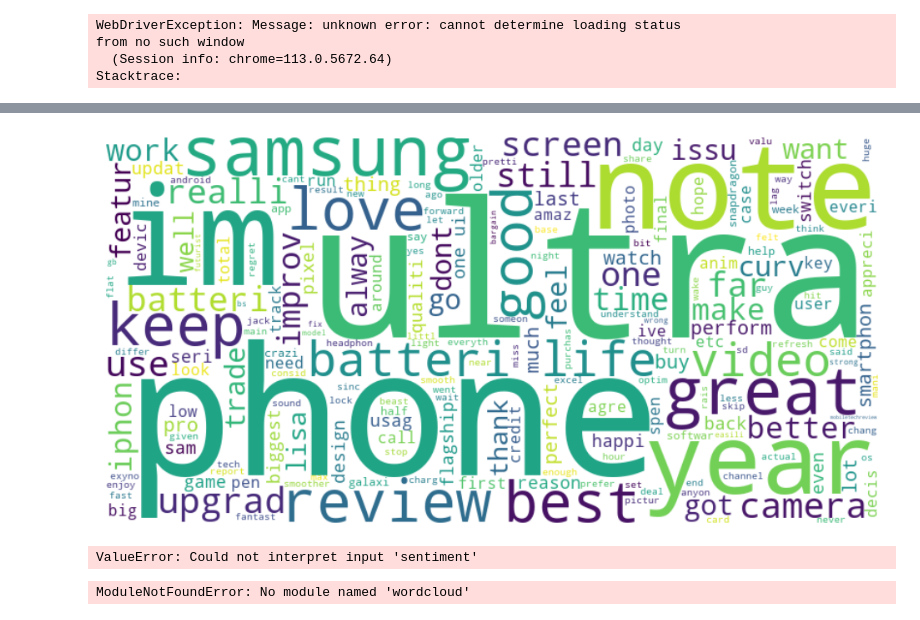
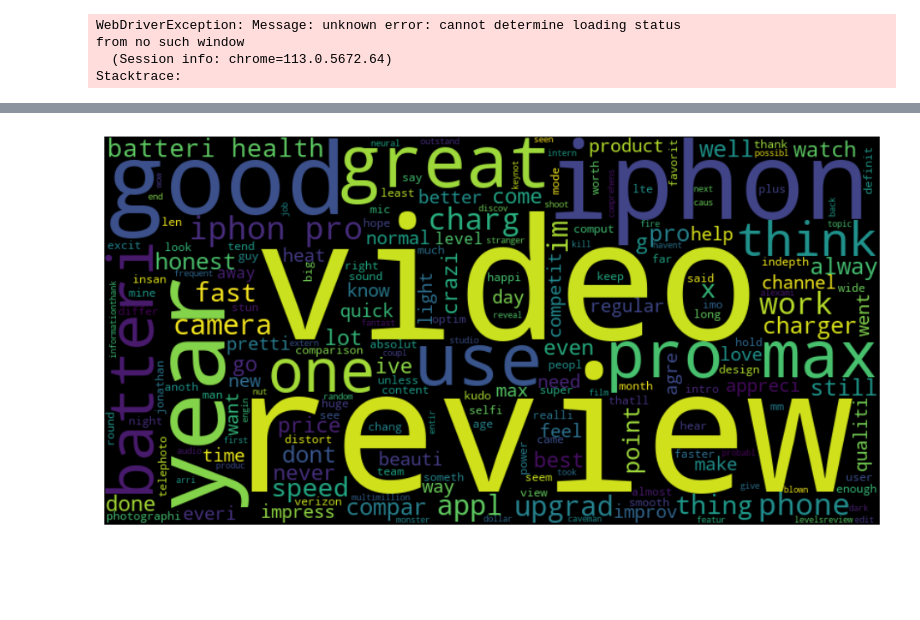
Before and after one commit to kings-data-quest/Tech_review_sentiment_analysis, a Jupyter notebook: data.ipynb, the cells around one changed output, grey strips where cells are left out. Drawn from its saved outputs; the diff is of its cells as text; code cells hidden in the pictures; blank space fills up the shorter version.

Commit message:
fixing web driver

```diff
--- a/data.ipynb
+++ b/data.ipynb
@@ -57,7 +46,7 @@ def search(query: str):
     search_box = wait.until(EC.visibility_of_element_located((By.NAME, "q")))
 
     # Enter the query and submit
-    search_box.send_keys(f"{query} site: youtube.com")
+    search_box.send_keys(f"{query} review site: youtube.com")
     search_box.send_keys(Keys.RETURN)
 
     # Wait for the page to load
@@ -71,7 +60,7 @@ def search(query: str):
 
     return urls
 # %%
-query = "Samsung s20 ultra review"
+query = "Iphone 11 pro max"
 urls = search(query)
 # %%
 urls
@@ -118,43 +107,6 @@ urls
     finally:
         driver.quit()
         return comment_list
-# %%
-def getComments(url):
-
-    # Set up Chrome driver options
-    chrome_options = Options()
-    # chrome_options.add_argument("--headless")
-    chrome_options.add_argument("--disable-extensions")
-    chrome_options.add_argument("--disable-gpu")
-    chrome_options.add_argument("--no-sandbox")
-    # Initialize ChromeDriver with an implicit wait of 10 seconds
-    driver = webdriver.Chrome(options=chrome_options)
-    driver.implicitly_wait(10)
-
-    # Open the video page
-    driver.get(url)
-    sleep(10)
-
-    # Wait for the comment section to load
-    wait = WebDriverWait(driver, 40)
-    wait.until(EC.presence_of_element_located((By.XPATH, '//*[@id="continuations"]')))
-
-    # Scroll down to the bottom of the page to load all comments
-    driver.execute_script('window.scrollTo(1, document.body.scrollHeight);')
-    sleep(7)
-    comment_list = []
-
-    # Find the comment div element and extract the comments
-    try:
-        comment_div = driver.find_element(By.XPATH, '//*[@id="contents"]')
-        comments = comment_div.find_elements(By.XPATH, '//*[@id="content-text"]')
-        for comment in comments:
-            comment_list.append(comment.text.strip())
-    except NoSuchElementException:
-        print("Could not find comment section.")
-    finally:
-        driver.quit()
-        return comment_list
 # %%
 comments = []
 for url in tqdm(urls):
@@ -232,42 +179,17 @@ df['sentiment_category'] = pd.cut(df['compound_score'], bins=3, labels=['negativ
 # %%
 from wordcloud import WordCloud
 import matplotlib.pyplot as plt
 
 # Join the words in the cleaned comments to a single string
 text = ' '.join(df['cleaned_comments'])
 
 # Create a word cloud object and generate the word cloud
-wordcloud = WordCloud(width=800, height=400, background_color='white').generate(text)
+wordcloud = WordCloud(width=800, height=400, background_color='black').generate(text)
 
 # Plot the word cloud
 plt.figure(figsize=(12,10))
 plt.imshow(wordcloud, interpolation='bilinear')
 plt.axis("off")
 plt.show()
 # %% [output]
-[figure, old version]
+[figure, new version]
-# %%
-import seaborn as sns
-
-sns.set_style("whitegrid")
-sns.countplot(x='sentiment', data=df)
-# %% [output]
-ValueError: Could not interpret input 'sentiment'
-# %%
-from wordcloud import WordCloud
-import matplotlib.pyplot as plt
-
-# Concatenate all the comments into a single string
-all_comments = ' '.join(df['clean_comments'])
-
-# Create a WordCloud object
-wordcloud = WordCloud(width=800, height=500, background_color='white',
-                      stopwords=stop_words, max_words=200).generate(all_comments)
-
-# Plot the word cloud
-plt.figure(figsize=(10, 8))
-plt.imshow(wordcloud, interpolation='bilinear')
-plt.axis('off')
-plt.show()
-# %% [output]
-ModuleNotFoundError: No module named 'wordcloud'
```
Also changed, not shown: parts of 4 cells of this notebook.
